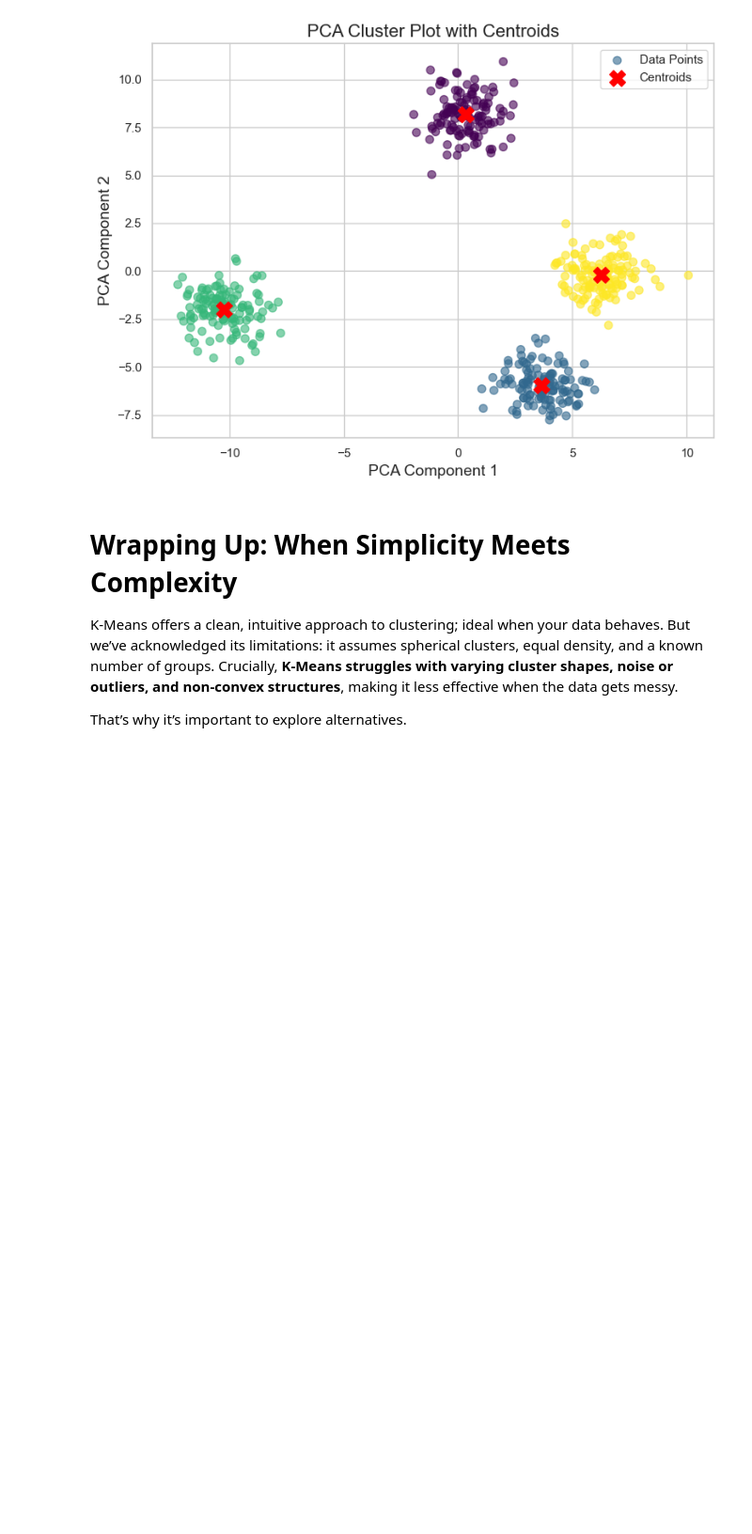
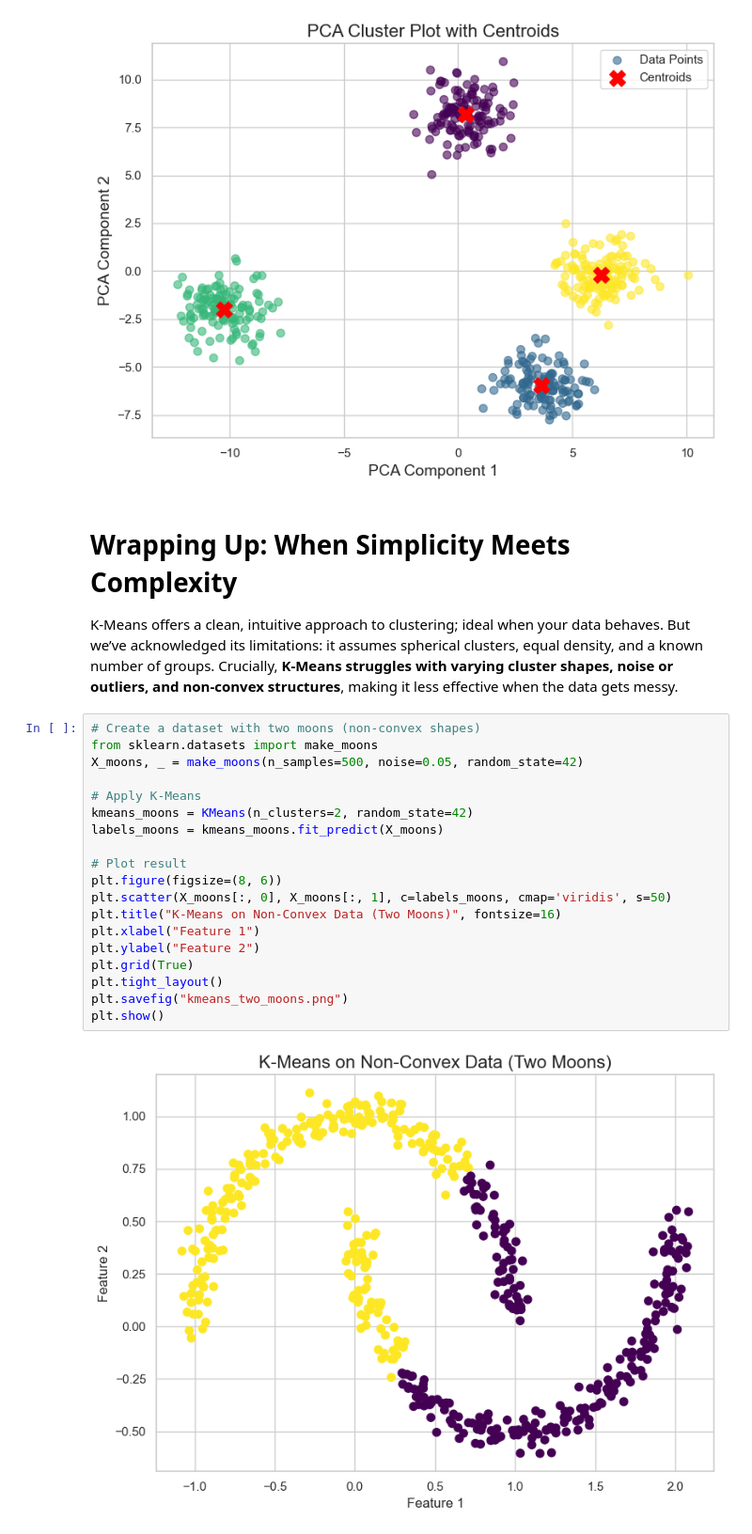
Before and after one commit to alikhalajii/medium-posts, a Jupyter notebook: notebooks/k-means-clustering.ipynb, the cells around one changed output. Shown at 94% size. Cells and saved outputs as stored; diff of their text form; blank space fills up the shorter version.

```diff
--- a/notebooks/k-means-clustering.ipynb
+++ b/notebooks/k-means-clustering.ipynb
@@ -138,5 +140,24 @@ plt.close()
 # Wrapping Up: When Simplicity Meets Complexity
 
 K-Means offers a clean, intuitive approach to clustering; ideal when your data behaves. But we’ve acknowledged its limitations: it assumes spherical clusters, equal density, and a known number of groups. Crucially, **K-Means struggles with varying cluster shapes, noise or outliers, and non-convex structures**, making it less effective when the data gets messy.
-
-That’s why it’s important to explore alternatives.
+# %%
+# Create a dataset with two moons (non-convex shapes)
+from sklearn.datasets import make_moons
+X_moons, _ = make_moons(n_samples=500, noise=0.05, random_state=42)
+
+# Apply K-Means
+kmeans_moons = KMeans(n_clusters=2, random_state=42)
+labels_moons = kmeans_moons.fit_predict(X_moons)
+
+# Plot result
+plt.figure(figsize=(8, 6))
+plt.scatter(X_moons[:, 0], X_moons[:, 1], c=labels_moons, cmap='viridis', s=50)
+plt.title("K-Means on Non-Convex Data (Two Moons)", fontsize=16)
+plt.xlabel("Feature 1")
+plt.ylabel("Feature 2")
+plt.grid(True)
+plt.tight_layout()
+plt.savefig("kmeans_two_moons.png")
+plt.show()
+# %% [output]
+[figure, added]
```
Also changed, not shown: parts of 2 cells of this notebook, 5 other files.
